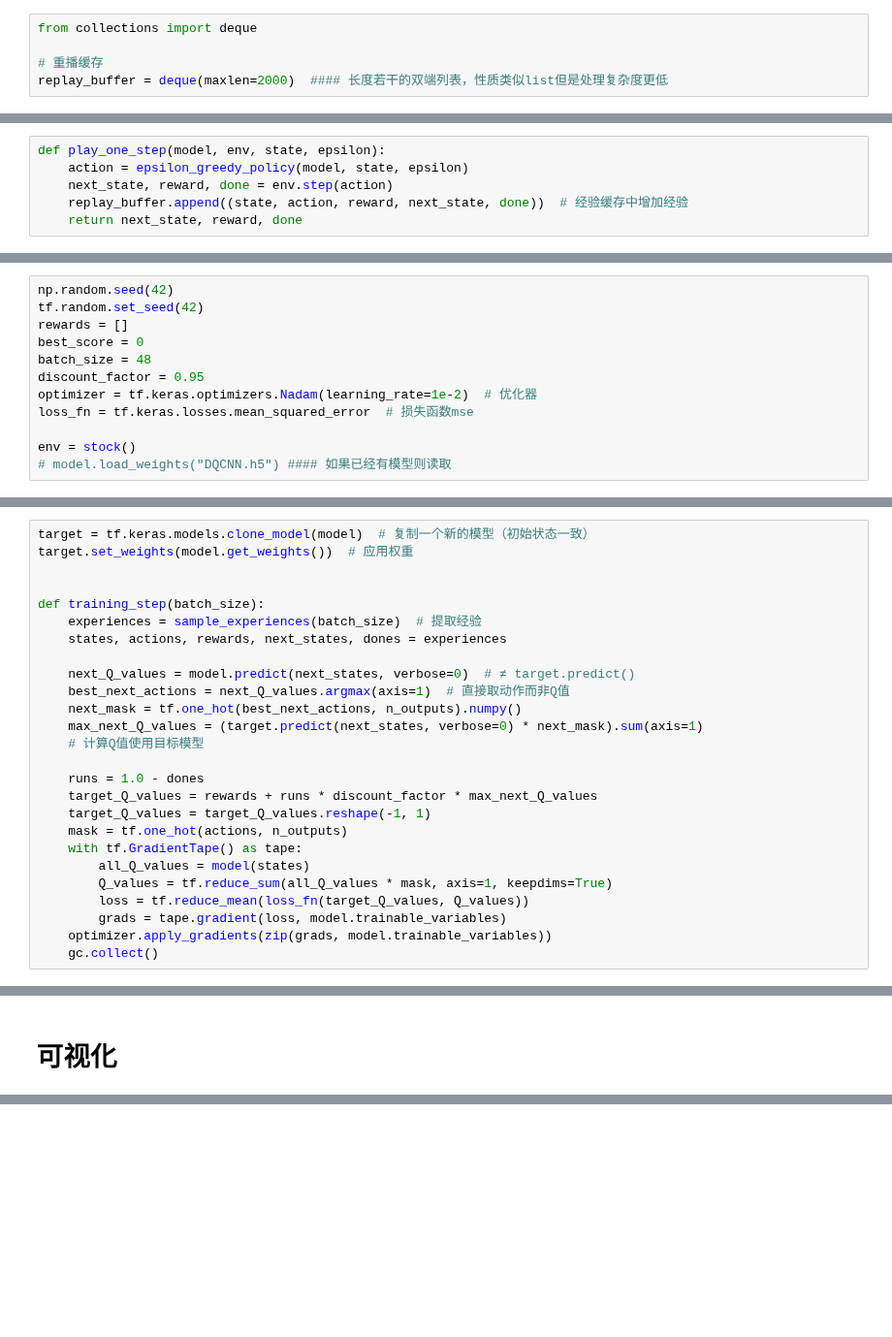
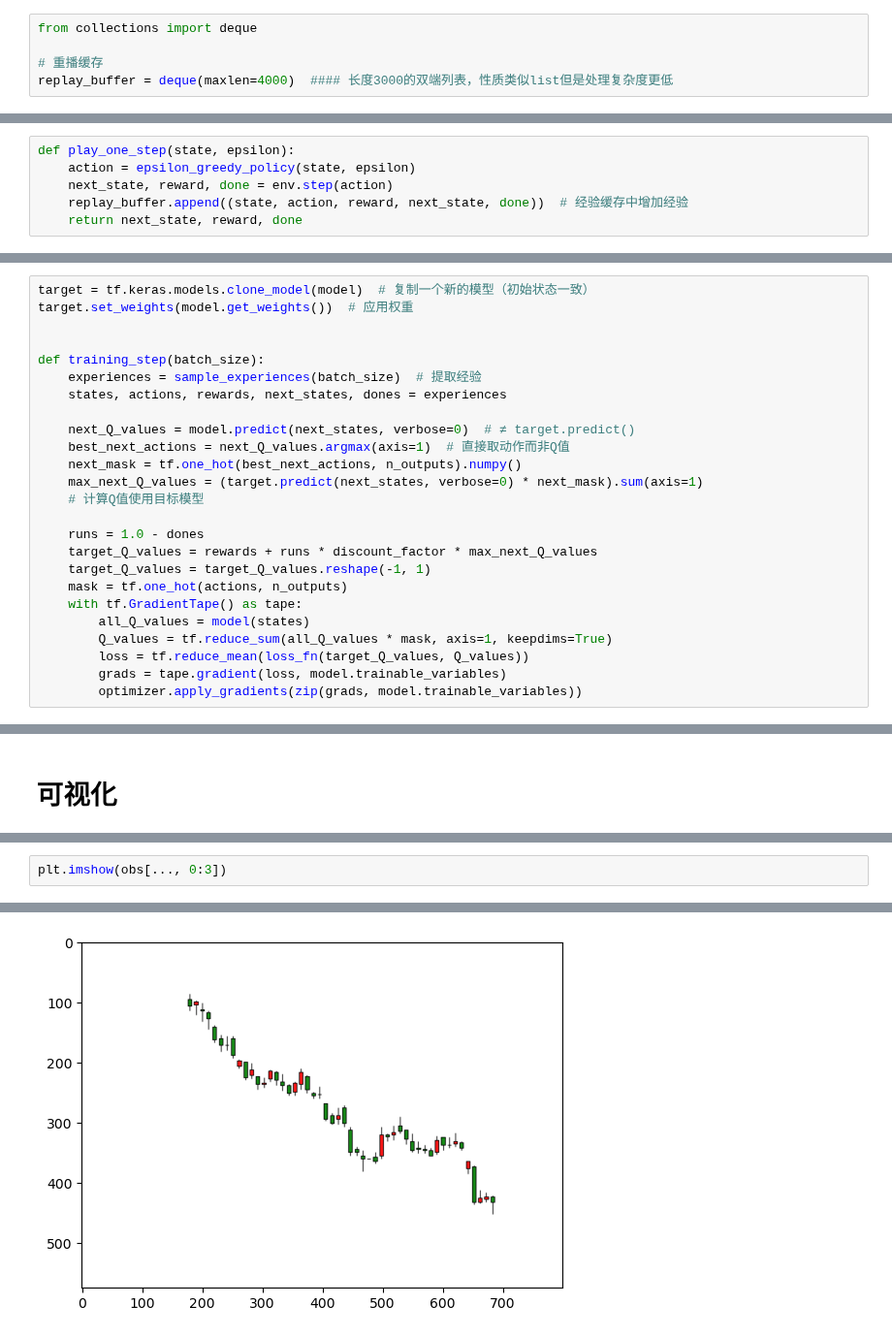
Before and after one commit to Aegis1863/ML_practice, a Jupyter notebook: 机器学习项目/深度图像网络强化学习/DQCNN.ipynb, the cells around one changed output, grey strips where cells are left out. Shown at 97% size. Saved outputs shown, nothing was run; the diff lists cells and outputs as text; blank space fills up the shorter version.

```diff
--- a/机器学习项目/深度图像网络强化学习/DQCNN.ipynb
+++ b/机器学习项目/深度图像网络强化学习/DQCNN.ipynb
@@ -70,7 +90,7 @@ def epsilon_greedy_policy(model, state, epsilon=0):  # epsilon设定贪婪度，
 from collections import deque
 
 # 重播缓存
-replay_buffer = deque(maxlen=2000)  #### 长度若干的双端列表，性质类似list但是处理复杂度更低
+replay_buffer = deque(maxlen=4000)  #### 长度3000的双端列表，性质类似list但是处理复杂度更低
 # %% [markdown]
 # 经验采样
 # %%
@@ -85,8 +105,8 @@ def sample_experiences(batch_size):
 # %% [markdown]
 # 运行单步
 # %%
-def play_one_step(model, env, state, epsilon):
-    action = epsilon_greedy_policy(model, state, epsilon)
+def play_one_step(state, epsilon):
+    action = epsilon_greedy_policy(state, epsilon)
     next_state, reward, done = env.step(action)
     replay_buffer.append((state, action, reward, next_state, done))  # 经验缓存中增加经验
     return next_state, reward, done
@@ -95,12 +112,0 @@ def play_one_step(model, env, state, epsilon):
-# %%
-np.random.seed(42)
-tf.random.set_seed(42)
-rewards = []
-best_score = 0
-batch_size = 48
-discount_factor = 0.95
-optimizer = tf.keras.optimizers.Nadam(learning_rate=1e-2)  # 优化器
-loss_fn = tf.keras.losses.mean_squared_error  # 损失函数mse
-
-env = stock()
-# model.load_weights("DQCNN.h5") #### 如果已经有模型则读取
@@ -134,7 +136,6 @@ def training_step(batch_size):
         Q_values = tf.reduce_sum(all_Q_values * mask, axis=1, keepdims=True)
         loss = tf.reduce_mean(loss_fn(target_Q_values, Q_values))
         grads = tape.gradient(loss, model.trainable_variables)
-    optimizer.apply_gradients(zip(grads, model.trainable_variables))
-    gc.collect()
+        optimizer.apply_gradients(zip(grads, model.trainable_variables))
 # %% [markdown]
 # 运行模型
@@ -235,0 +205,3 @@ show_total_reward(rewards)
+# %%
+plt.imshow(obs[..., 0:3])
+# %% [output]
@@ -235,0 +209 @@ show_total_reward(rewards)
+[figure, added]
```
Also changed, not shown: parts of 17 cells of this notebook, 3 other files.
